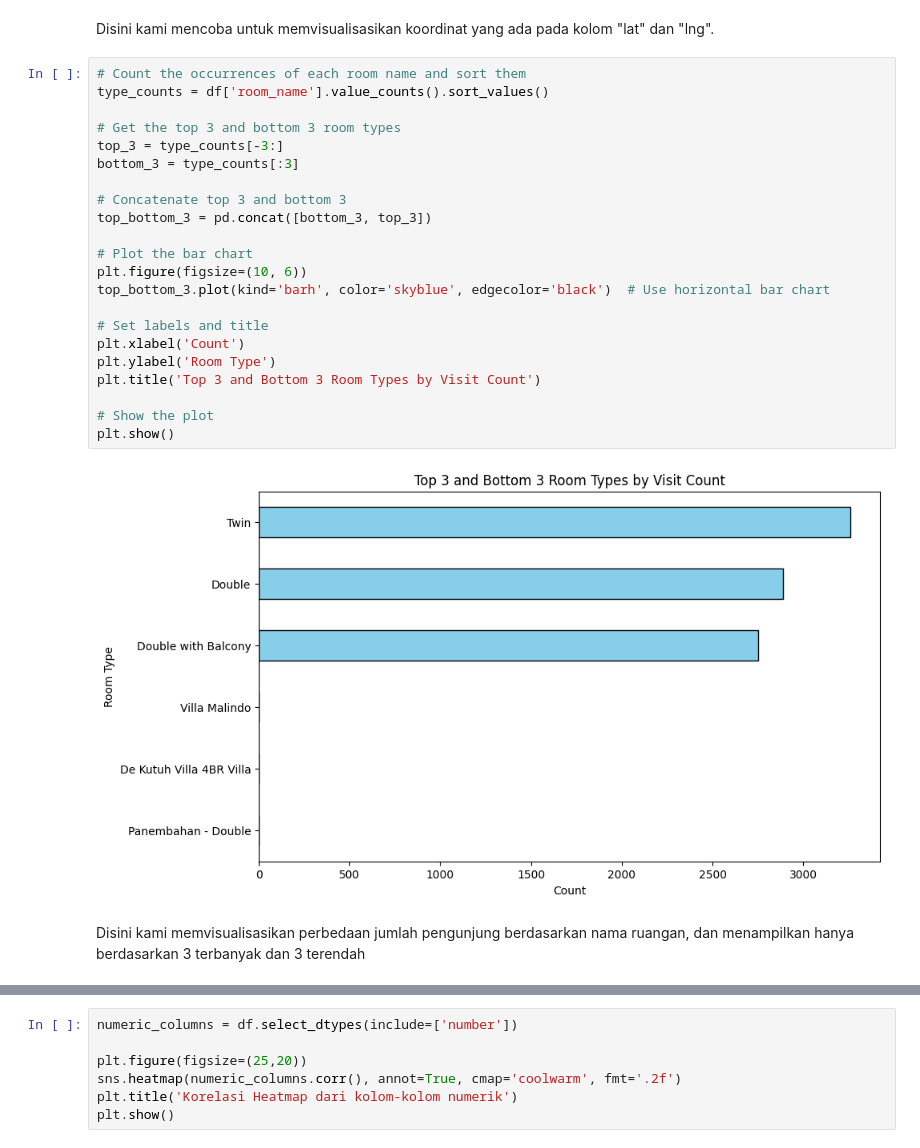
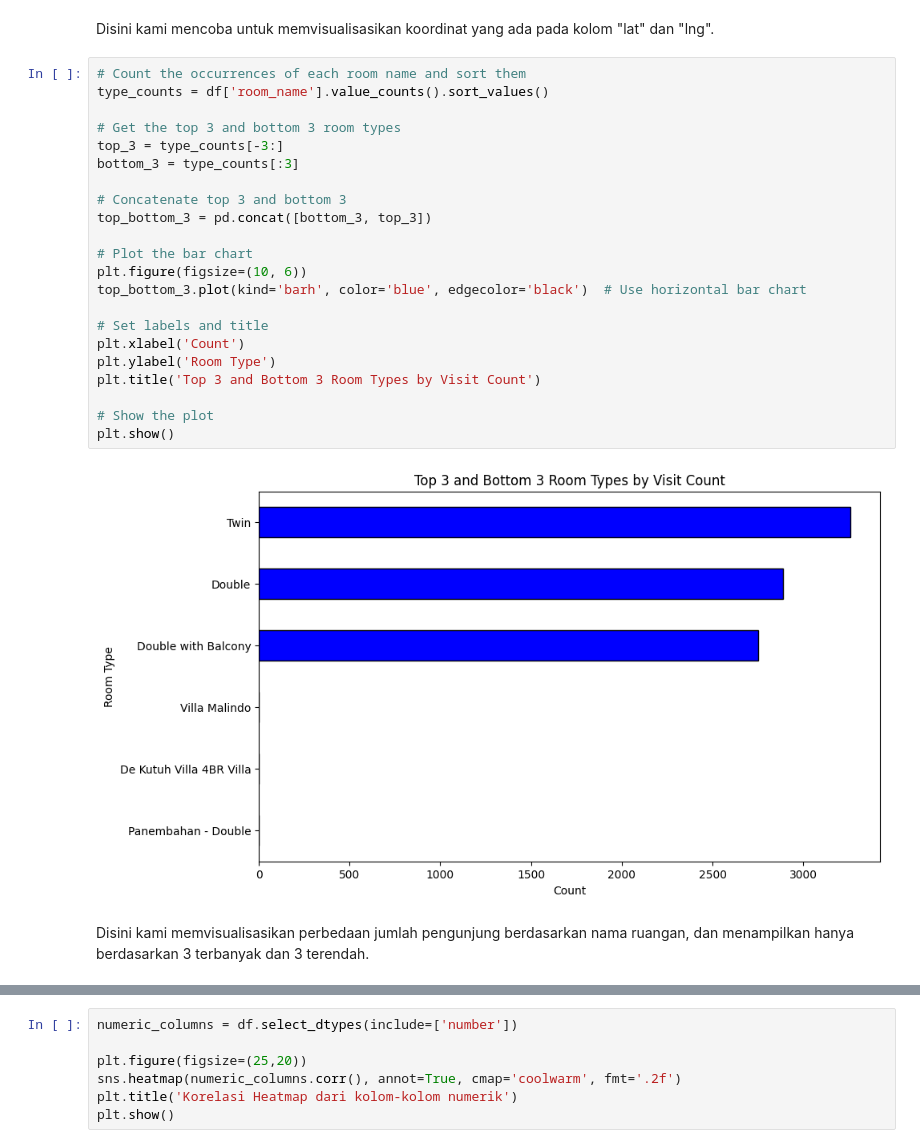
Before and after one commit to naufalsutrisna/Room-Pricing-Bukit-Vista, a Jupyter notebook: machine learning/preprocessing.ipynb, the cells around one changed output, grey strips where cells are left out. Drawn from its saved outputs; the diff is of its cells as text.

```diff
--- a/machine learning/preprocessing.ipynb
+++ b/machine learning/preprocessing.ipynb
@@ -293,26 +333,26 @@ Disini kami mencoba untuk memvisualisasikan koordinat yang ada pada kolom "lat"
 # %%
 # Count the occurrences of each room name and sort them
 type_counts = df['room_name'].value_counts().sort_values()
 
 # Get the top 3 and bottom 3 room types
 top_3 = type_counts[-3:]
 bottom_3 = type_counts[:3]
 
 # Concatenate top 3 and bottom 3
 top_bottom_3 = pd.concat([bottom_3, top_3])
 
 # Plot the bar chart
 plt.figure(figsize=(10, 6))
-top_bottom_3.plot(kind='barh', color='skyblue', edgecolor='black')  # Use horizontal bar chart
+top_bottom_3.plot(kind='barh', color='blue', edgecolor='black')  # Use horizontal bar chart
 
 # Set labels and title
 plt.xlabel('Count')
 plt.ylabel('Room Type')
 plt.title('Top 3 and Bottom 3 Room Types by Visit Count')
 
 # Show the plot
 plt.show()
 # %% [output]
-[figure, old version]
+[figure, new version]
 # %% [markdown]
-Disini kami memvisualisasikan perbedaan jumlah pengunjung berdasarkan nama ruangan, dan menampilkan hanya berdasarkan 3 terbanyak dan 3 terendah
+Disini kami memvisualisasikan perbedaan jumlah pengunjung berdasarkan nama ruangan, dan menampilkan hanya berdasarkan 3 terbanyak dan 3 terendah.
```
Also changed, not shown: parts of 24 cells of this notebook.
